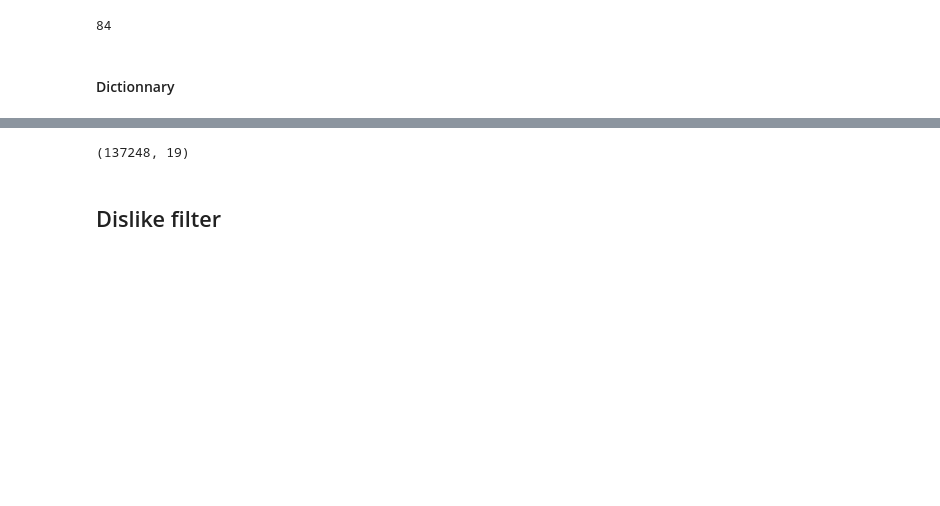
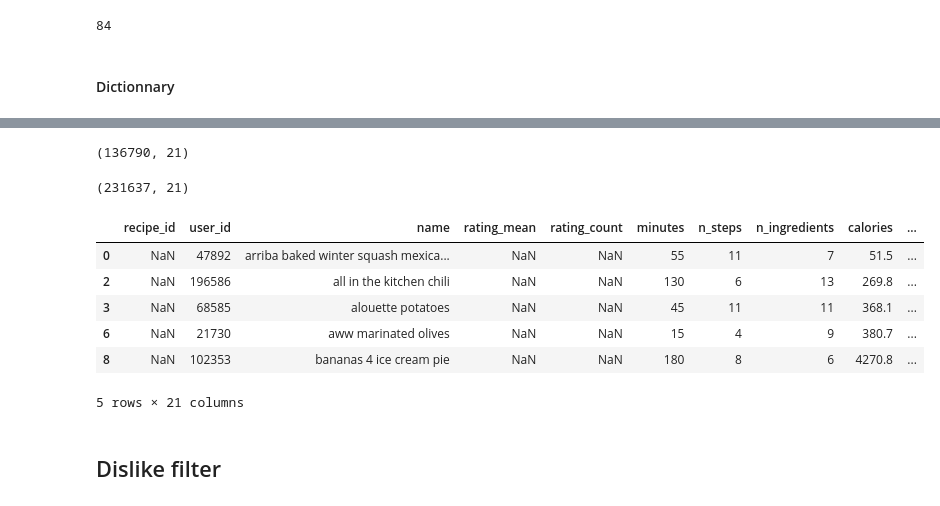
Before and after one commit to Phlasse/Fed_up, a Jupyter notebook: notebooks/jessica/Filtering functions.ipynb, the cells around one changed output, grey strips where cells are left out. Saved outputs shown, nothing was run; the diff lists cells and outputs as text; code cells hidden in the pictures; blank space fills up the shorter version.

Commit message:
day 2 filtering functions with allergies

```diff
--- a/notebooks/jessica/Filtering functions.ipynb
+++ b/notebooks/jessica/Filtering functions.ipynb
@@ -337,33 +604,43 @@ print(len(mustard_list))
 # %%
-allergies_input = ['milk','eggs','fish','tree nuts', 'peanuts','wheat','soybeans','mustard']
+allergies = {
+    'milk': milk_list,
+    'eggs': EGGS_LIST,
+    'fish': fish_list,
+    'shellfish':SEAFOOD_LIST,
+    'tree nuts': nuts_list,
+    'peanuts': peanuts_list,
+    'wheat': wheat_list,
+    'soybeans': soybean_list,
+    'mustard':mustard_list
+}
-# %%
-allergies = {
-    'milk': milk_list,
-    'eggs': eggs_list,
-    'fish': fish_list,
-    'shellfish':[],
-    'tree nuts': nuts_list,
-    'peanuts': peanuts_list,
-    'wheat': wheat_list,
-    'soybeans': soybean_list,
-    'mustard':mustard_list
-}
 # %%
 def allergie_filter(allergies, allergies_input, df):
 
-    for key, value in allergies.items():
-        if key not in allergies_input:
-            allergies[key] = []
+    for allergy, ingredients in allergies.items():
+        if allergy in allergies_input:
+            for ingredient in ingredients:
+                df = df[~df["ingredients"].str.contains(ingredient)]
 
-    #allergies
-    for key, value in allergies.items():
-        for i in value:
-            df = df[~df["ingredients"].str.contains(i)]
     return df
 # %%
-allergie_filter(allergies, allergies_input, recipe_df).shape
+result = allergie_filter(allergies, allergies_input, recipe_df)
+result.shape
 # %% [output]
-(137248, 19)
+(136790, 21)
+# %%
+recipe_df.shape
+# %% [output]
+(231637, 21)
+# %%
+result.head()
+# %% [output]
+|  | recipe_id | user_id | name | rating_mean | rating_count | minutes | n_steps | n_ingredients | calories | ... |
+| 0 | NaN | 47892 | arriba baked winter squash mexica... | NaN | NaN | 55 | 11 | 7 | 51.5 | ... |
+| 2 | NaN | 196586 | all in the kitchen chili | NaN | NaN | 130 | 6 | 13 | 269.8 | ... |
+| 3 | NaN | 68585 | alouette potatoes | NaN | NaN | 45 | 11 | 11 | 368.1 | ... |
+| 6 | NaN | 21730 | aww marinated olives | NaN | NaN | 15 | 4 | 9 | 380.7 | ... |
+| 8 | NaN | 102353 | bananas 4 ice cream pie | NaN | NaN | 180 | 8 | 6 | 4270.8 | ... |
+5 rows × 21 columns
 # %% [markdown]
 ## Dislike filter
 # %% [markdown]
```
Also changed, not shown: parts of 76 cells of this notebook, 1 other file.
